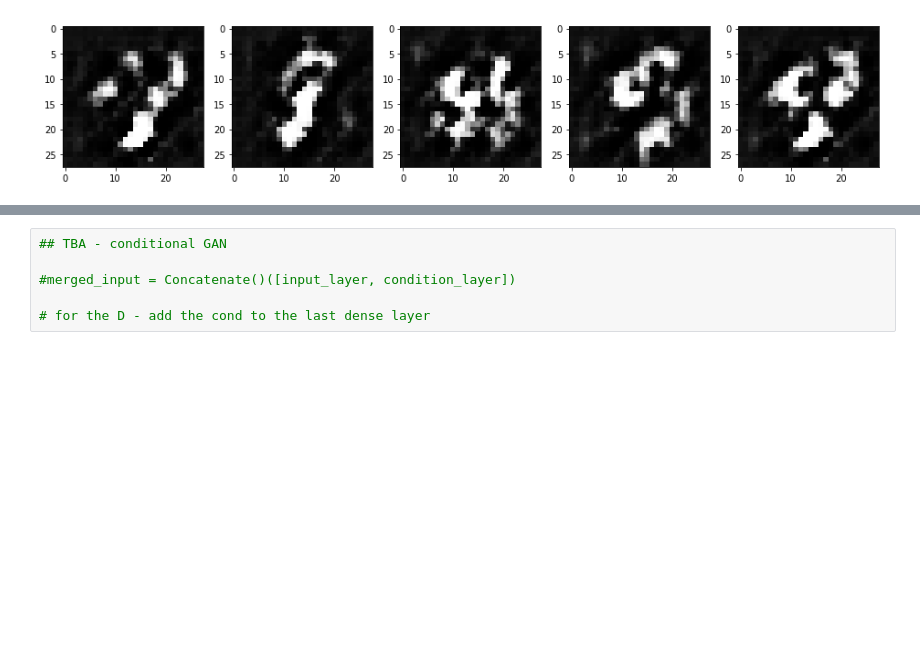
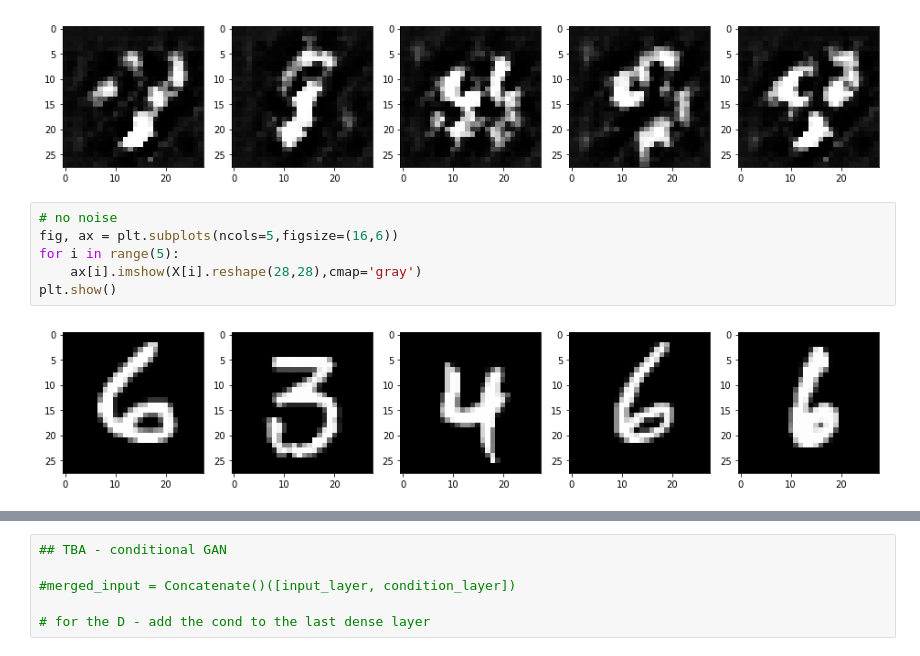
Before and after one commit to ralhadeff/basic-machine-learning, a Jupyter notebook: GAN/GAN_improvement_variations.ipynb, the cells around one changed output, grey strips where cells are left out. Saved outputs shown, nothing was run; the diff lists cells and outputs as text; blank space fills up the shorter version.

```diff
--- a/GAN/GAN_improvement_variations.ipynb
+++ b/GAN/GAN_improvement_variations.ipynb
@@ -207,3 +207,11 @@ for i in range(5):
 plt.show()
 # %% [output]
 [figure]
+# %%
+# no noise
+fig, ax = plt.subplots(ncols=5,figsize=(16,6))
+for i in range(5):
+    ax[i].imshow(X[i].reshape(28,28),cmap='gray')
+plt.show()
+# %% [output]
+[figure, added]
```
Also changed, not shown: parts of 1 cell of this notebook.
